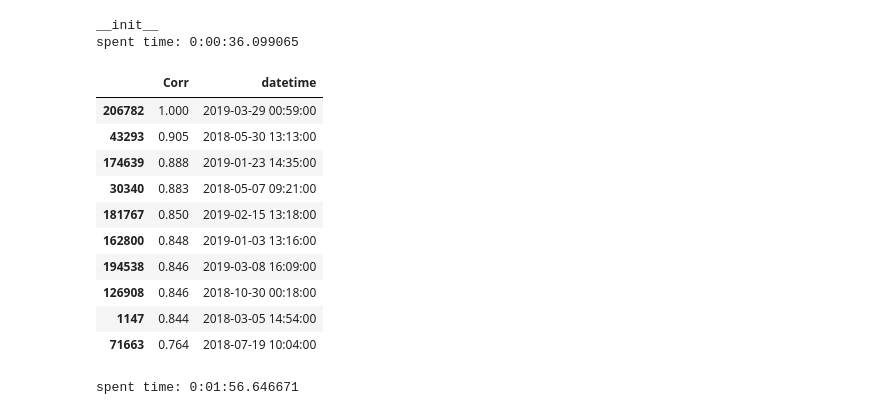
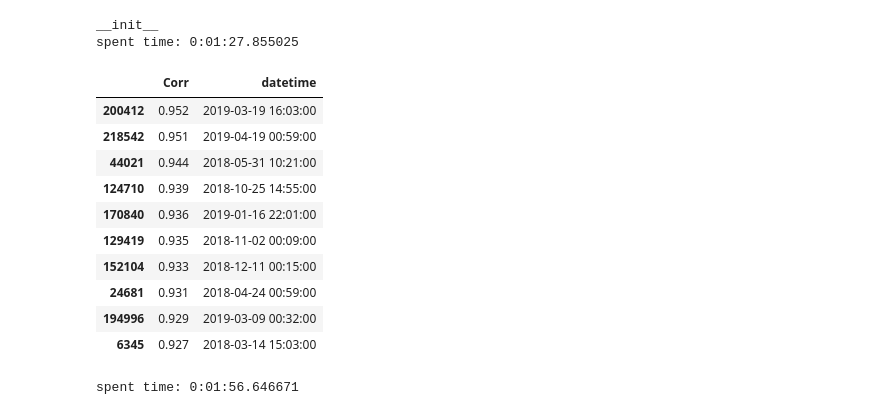
Before and after one commit to che7611/test2, a Jupyter notebook: TestK.ipynb, the cells around one changed output. Cells and saved outputs as stored; diff of their text form; code cells hidden in the pictures.

```diff
--- a/TestK.ipynb
+++ b/TestK.ipynb
@@ -23,26 +33,26 @@ print(df1.shape)
 # %%
 # from corr import Analyse_CORR as sa
-dt1=dt.datetime(2019,3,29,9,15)
+dt1=dt.datetime(2019,4,23,9,15)
 Source=df1
 TA=Source[Source.datetime>=dt1]
 
 sa1=sa(Source,TA)
 res=sa1.corr()
 res.head(10)
 # %% [output]
 __init__
-spent time: 0:00:36.099065
+spent time: 0:01:27.855025
 |  | Corr | datetime |
-| 206782 | 1.000 | 2019-03-29 00:59:00 |
-| 43293 | 0.905 | 2018-05-30 13:13:00 |
-| 174639 | 0.888 | 2019-01-23 14:35:00 |
-| 30340 | 0.883 | 2018-05-07 09:21:00 |
-| 181767 | 0.850 | 2019-02-15 13:18:00 |
-| 162800 | 0.848 | 2019-01-03 13:16:00 |
-| 194538 | 0.846 | 2019-03-08 16:09:00 |
-| 126908 | 0.846 | 2018-10-30 00:18:00 |
-| 1147 | 0.844 | 2018-03-05 14:54:00 |
-| 71663 | 0.764 | 2018-07-19 10:04:00 |
+| 200412 | 0.952 | 2019-03-19 16:03:00 |
+| 218542 | 0.951 | 2019-04-19 00:59:00 |
+| 44021 | 0.944 | 2018-05-31 10:21:00 |
+| 124710 | 0.939 | 2018-10-25 14:55:00 |
+| 170840 | 0.936 | 2019-01-16 22:01:00 |
+| 129419 | 0.935 | 2018-11-02 00:09:00 |
+| 152104 | 0.933 | 2018-12-11 00:15:00 |
+| 24681 | 0.931 | 2018-04-24 00:59:00 |
+| 194996 | 0.929 | 2019-03-09 00:32:00 |
+| 6345 | 0.927 | 2018-03-14 15:03:00 |
 # %%
 # isinstance(Source)
 aa=None
```
Also changed, not shown: parts of 4 cells of this notebook, 2 other files.
